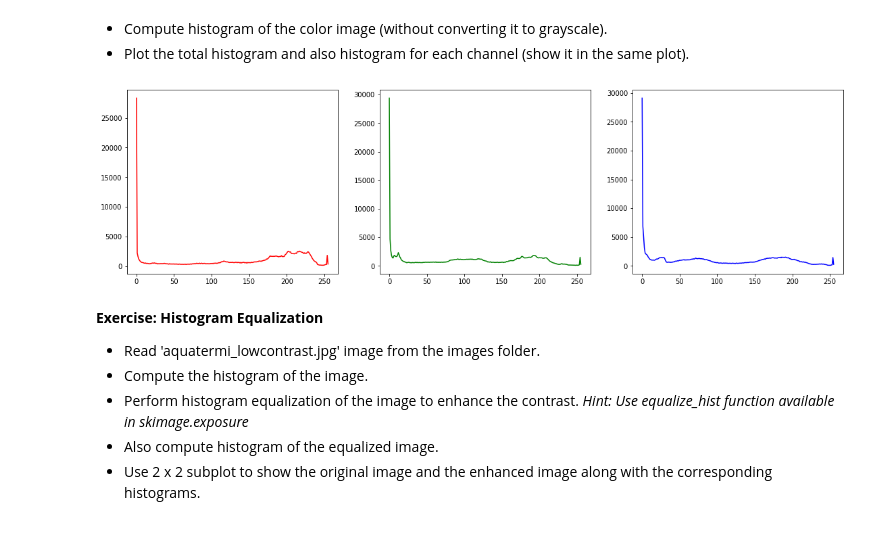
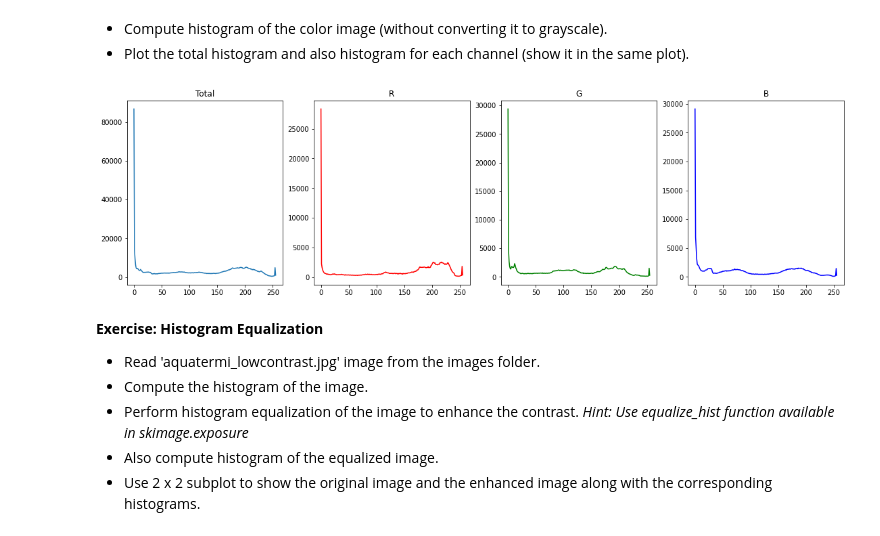
Before and after one commit to UPC-MAI-GitHub/MAI-CV, a Jupyter notebook: P1_operators_and_filters/image_operators_and_filters.ipynb, the cells around one changed output. Drawn from its saved outputs; the diff is of its cells as text; code cells hidden in the pictures.

```diff
--- a/P1_operators_and_filters/image_operators_and_filters.ipynb
+++ b/P1_operators_and_filters/image_operators_and_filters.ipynb
@@ -189,13 +189,17 @@ When you change the bin count you are efectively calculating the histogram of a
 *   Plot the total histogram and also histogram for each channel (show it in the same plot).
 # %%
 #solution
-f, ax = plt.subplots(1, 3, figsize=(19, 5))
+hist, center_bins = exposure.histogram(astronaut_rgb)
+f, ax = plt.subplots(1, 4, figsize=(19, 5))
+ax[0].set_title('Total')
+ax[0].plot(center_bins, hist)
 for idx, (color_str, color_image) in enumerate(zip("rgb", astronaut_rgb.swapaxes(0, 2))):
   hist, center_bins = exposure.histogram(color_image)
-  ax[idx].plot(center_bins, hist, color=color_str)
+  ax[idx + 1].set_title(color_str.upper())
+  ax[idx + 1].plot(center_bins, hist, color=color_str)
 f.show()
 # %% [output]
-[figure, old version]
+[figure, new version]
 # %% [markdown]
 **Exercise: Histogram Equalization**
 
```
Also changed, not shown: parts of 4 cells of this notebook.
